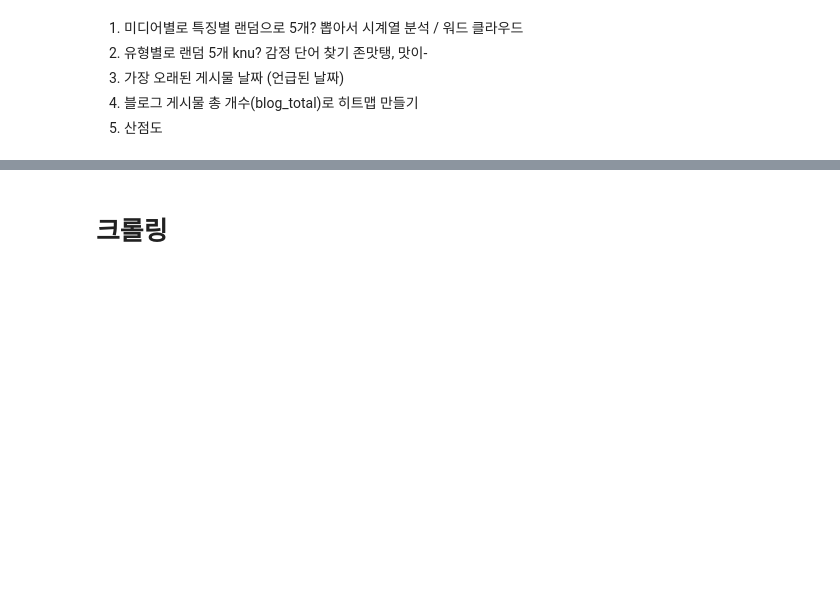
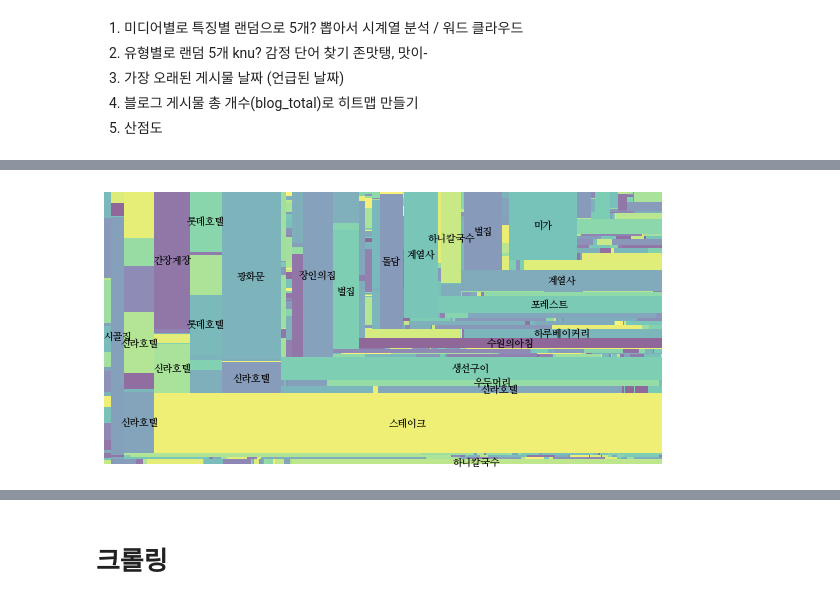
Before and after one commit to moonheee/restaurant-for-media, a Jupyter notebook: naver_blog.ipynb, the cells around one changed output, grey strips where cells are left out. Drawn from its saved outputs; the diff is of its cells as text; code cells hidden in the pictures; blank space fills up the shorter version.

```diff
--- a/naver_blog.ipynb
+++ b/naver_blog.ipynb
@@ -76,0 +172,13 @@ display(naver_total)
+# %%
+# 나무맵 : 전수조사용
+plt.figure(figsize=(10,5))
+# 라벨 구하기
+temp = data.copy()
+#temp = temp.sort_values(by="blogTotal", ascending = False)
+temp.loc[temp["blogTotal"] <= 250000,"restaurant"] = ""
+squarify.plot(sizes=data["blogTotal"], label = temp["restaurant"], alpha=0.6)
+plt.axis('off')
+plt.savefig('./output/treemap.png')
+plt.show()
+# %% [output]
+[figure, added]
```
Also changed, not shown: parts of 15 cells of this notebook, 3 other files.
